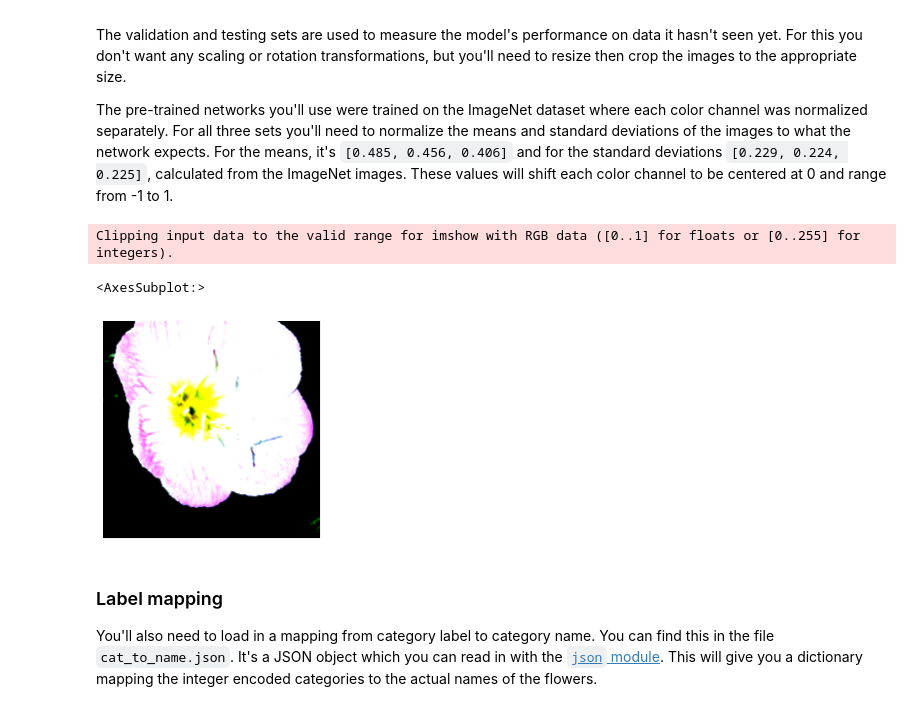
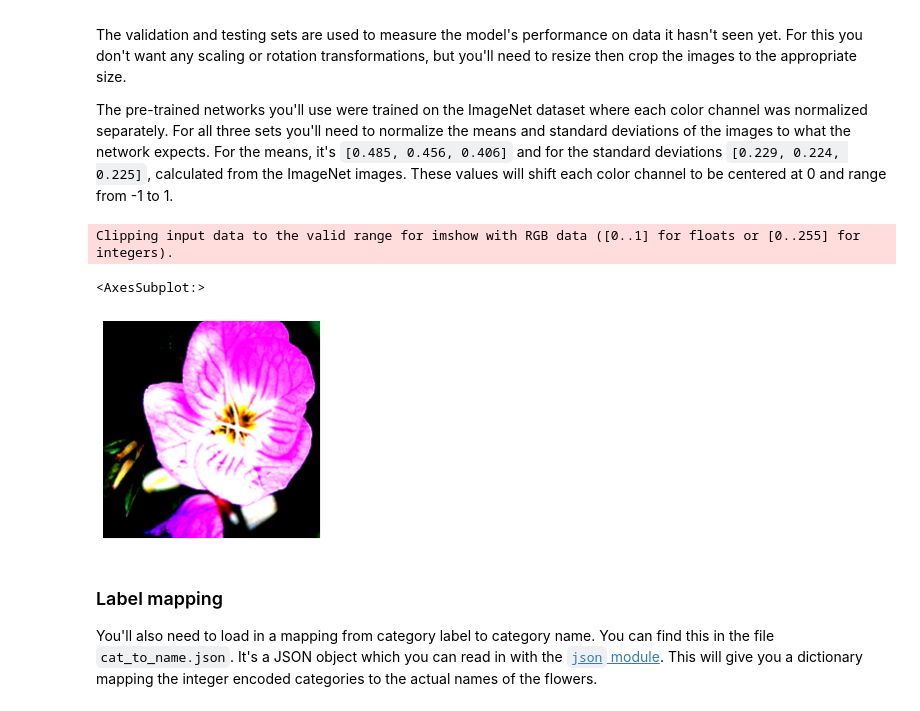
Before and after one commit to rbraeunlich/aipnd-project-lfs, a Jupyter notebook: Image Classifier Project.ipynb, the cells around one changed output. Cells and saved outputs as stored; diff of their text form; code cells hidden in the pictures.

```diff
--- a/Image Classifier Project.ipynb
+++ b/Image Classifier Project.ipynb
@@ -60,44 +60,44 @@ train_image_datasets = datasets.ImageFolder(train_dir, transform=train_transform
 valid_image_datasets = datasets.ImageFolder(valid_dir, transform=data_transforms)
 test_image_datasets = datasets.ImageFolder(test_dir, transform=data_transforms)
 # DONE: Using the image datasets and the trainforms, define the dataloaders
-train_dataloaders = torch.utils.data.DataLoader(train_image_datasets, batch_size=16)
-valid_dataloaders = torch.utils.data.DataLoader(valid_image_datasets, batch_size=16)
-test_dataloaders = torch.utils.data.DataLoader(test_image_datasets, batch_size=16)
+train_dataloaders = torch.utils.data.DataLoader(train_image_datasets, batch_size=32)
+valid_dataloaders = torch.utils.data.DataLoader(valid_image_datasets, batch_size=32)
+test_dataloaders = torch.utils.data.DataLoader(test_image_datasets, batch_size=32)
 # %%
 # test data loading
 def imshow(image, ax=None, title=None, normalize=True):
     """Imshow for Tensor."""
     if ax is None:
         fig, ax = plt.subplots()
     image = image.numpy().transpose((1, 2, 0))
 
     if normalize:
         mean = np.array([0.485, 0.456, 0.406])
         std = np.array([0.229, 0.224, 0.225])
         image = std * image + mean
         image = np.clip(image, 0, 1)
 
     ax.imshow(image)
     ax.spines['top'].set_visible(False)
     ax.spines['right'].set_visible(False)
     ax.spines['left'].set_visible(False)
     ax.spines['bottom'].set_visible(False)
     ax.tick_params(axis='both', length=0)
     ax.set_xticklabels('')
     ax.set_yticklabels('')
 
     return ax
 
 %matplotlib inline
 %config InlineBackend.figure_format = 'retina'
 
 
-images, labels = next(iter(test_dataloaders))
+images, labels = next(iter(train_dataloaders))
 imshow(images[0], normalize=False)
 # %% [output]
 Clipping input data to the valid range for imshow with RGB data ([0..1] for floats or [0..255] for integers).
 <AxesSubplot:>
-[figure, old version]
+[figure, new version]
 # %% [markdown]
 ### Label mapping
 
```
Also changed, not shown: parts of 5 cells of this notebook.
